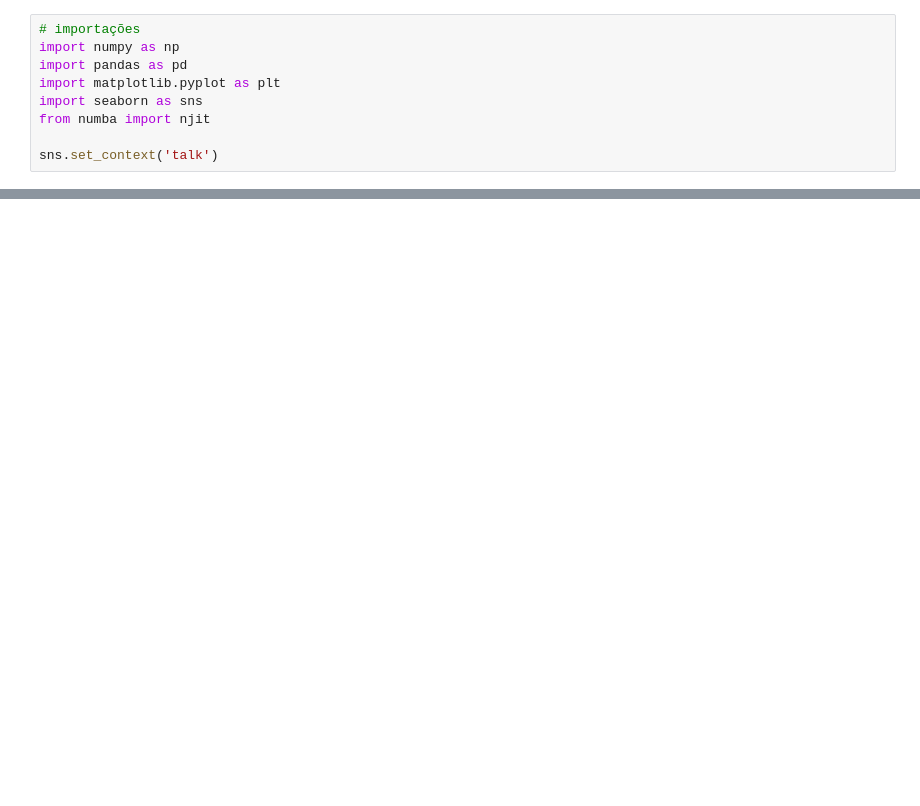
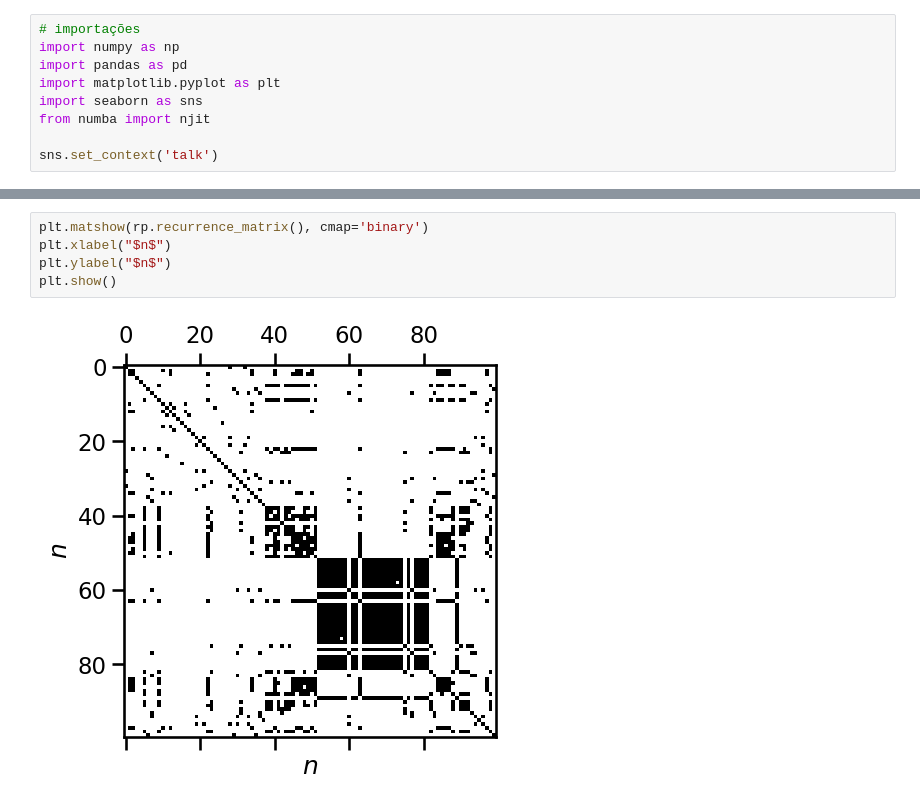
Before and after one commit to ConradBitt/logistico_global, a Jupyter notebook: rulkov_global_coupling.ipynb, the cells around one changed output, grey strips where cells are left out. Cells and saved outputs as stored; diff of their text form; blank space fills up the shorter version.

```diff
--- a/rulkov_global_coupling.ipynb
+++ b/rulkov_global_coupling.ipynb
@@ -100,0 +121,7 @@ plt.show()
+# %%
+plt.matshow(rp.recurrence_matrix(), cmap='binary')
+plt.xlabel("$n$")
+plt.ylabel("$n$")
+plt.show()
+# %% [output]
+[figure, added]
```
Also changed, not shown: parts of 9 cells of this notebook, 7 other files.
